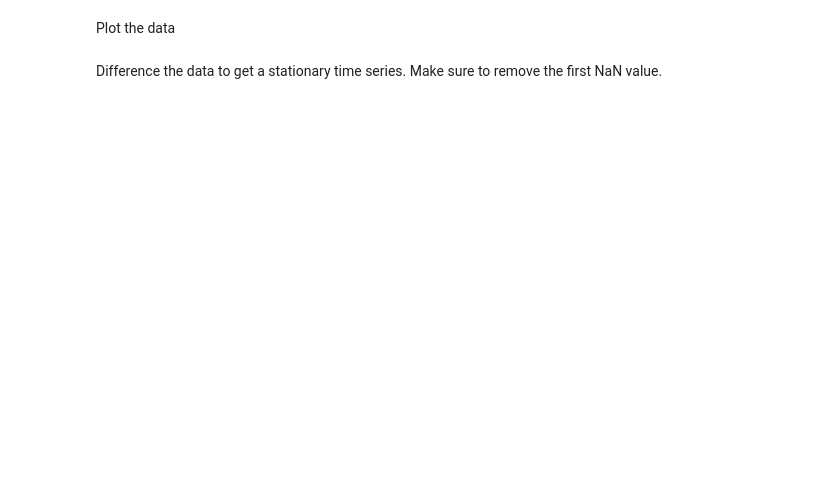
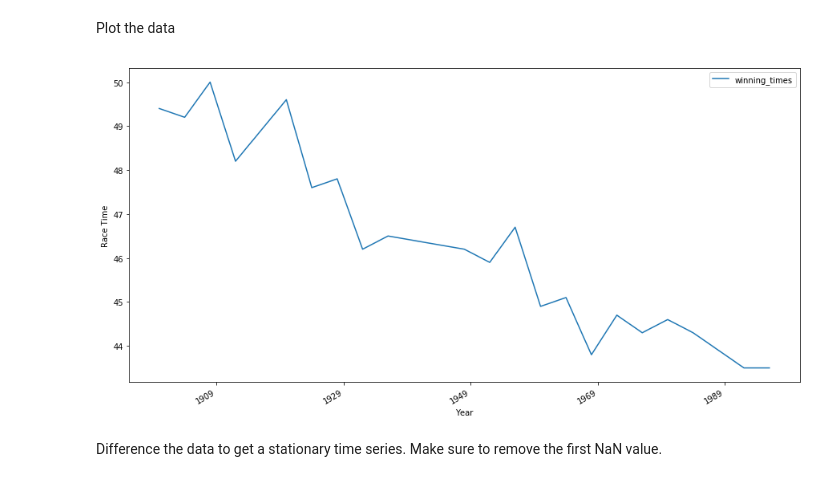
Before and after one commit to MissAle17/dsc-3-26-07-arma-models-lab-online-ds-sp-000, a Jupyter notebook: index.ipynb, the cells around one changed output. Saved outputs shown, nothing was run; the diff lists cells and outputs as text; code cells hidden in the pictures; blank space fills up the shorter version.

```diff
--- a/index.ipynb
+++ b/index.ipynb
@@ -194,3 +212,5 @@ Repeat what you did for your AR model but now for your MA model to verify the pa
 Import the data set containing the historical running times for the men's 400m on the Olympic games.
 # %%
 # the data is in "winning_400m.csv"
+data = pd.read_csv('winning_400m.csv')
+data.head()
@@ -196,0 +224,4 @@ Import the data set containing the historical running times for the men's 400m o
+# %%
+data.year = pd.to_datetime(data.year, format ='%Y')
+data.set_index('year', inplace=True)
+data.head()
@@ -201,3 +238,11 @@ Plot the data
+# %%
+# your code here
+data.plot(figsize=(15,8))
+plt.xlabel('Year')
+plt.ylabel("Race Time")
+plt.show()
+# %% [output]
+[figure, added]
 # %% [markdown]
 Difference the data to get a stationary time series. Make sure to remove the first NaN value.
 # %%
```
Also changed, not shown: parts of 20 cells of this notebook.
